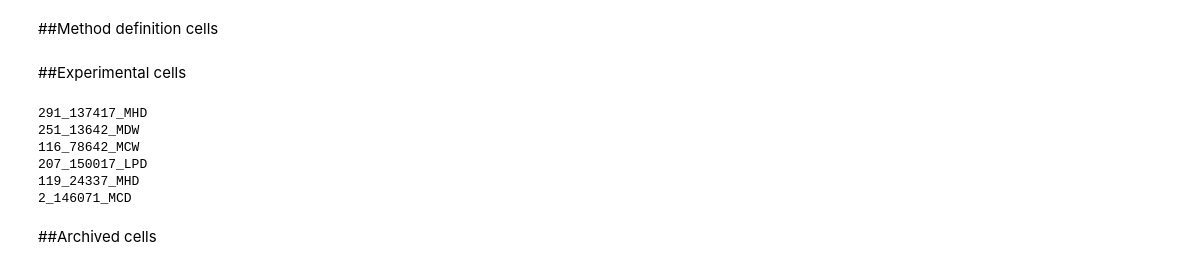
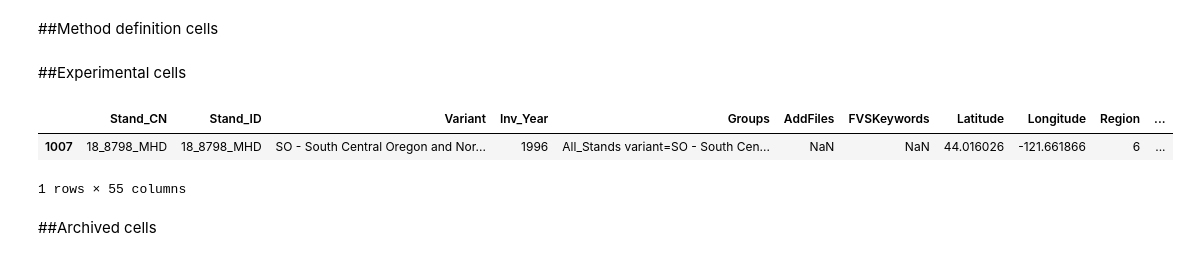
Before and after one commit to nkullman/DeschutesNF, a Jupyter notebook: FVS/DrinkKeyFileGenerator.ipynb, the cells around one changed output. Cells and saved outputs as stored; diff of their text form; code cells hidden in the pictures.

```diff
--- a/FVS/DrinkKeyFileGenerator.ipynb
+++ b/FVS/DrinkKeyFileGenerator.ipynb
@@ -904,20 +975,13 @@ def writeEndOfStand(outfile):
     outfile.write("Process\n\n")
 # %% [markdown]
 ##Experimental cells
-# %%
-forestedPAGs = ["LPD","MCW","MCD","MHD"]
-for index,row in standinit.iterrows():
-    pag = row["Stand_CN"][len(row["Stand_CN"]) - 3:len(row["Stand_CN"])]
-    print row["Stand_CN"]
-    if index > 4:
-        break
-# %% [output]
-291_137417_MHD
-251_13642_MDW
-116_78642_MCW
-207_150017_LPD
-119_24337_MHD
-2_146071_MCD
+# %%
+standinit.loc[standinit["Stand_CN"]=="18_8798_MHD"]
+#standinit
+# %% [output]
+|  | Stand_CN | Stand_ID | Variant | Inv_Year | Groups | AddFiles | FVSKeywords | Latitude | Longitude | Region | ... |
+| 1007 | 18_8798_MHD | 18_8798_MHD | SO - South Central Oregon and Nor... | 1996 | All_Stands variant=SO - South Cen... | NaN | NaN | 44.016026 | -121.661866 | 6 | ... |
+1 rows × 55 columns
 # %% [markdown]
 ##Archived cells
 # %%
```
Also changed, not shown: parts of 7 cells of this notebook, 1 other file.
